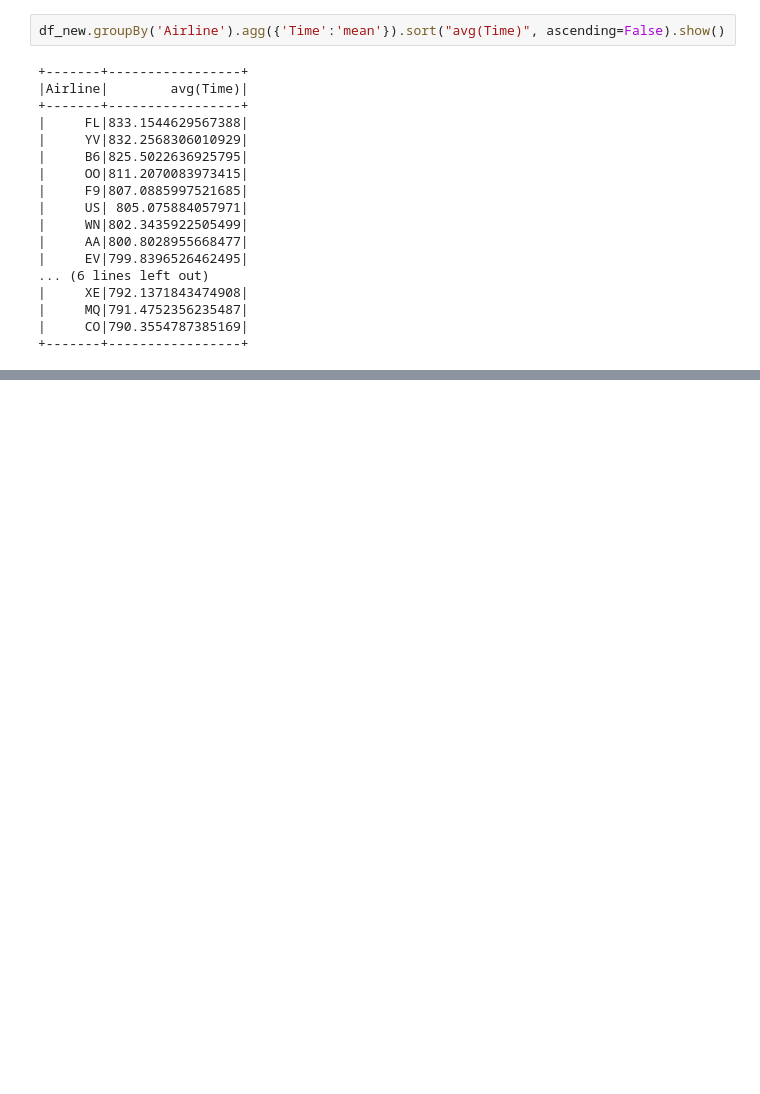
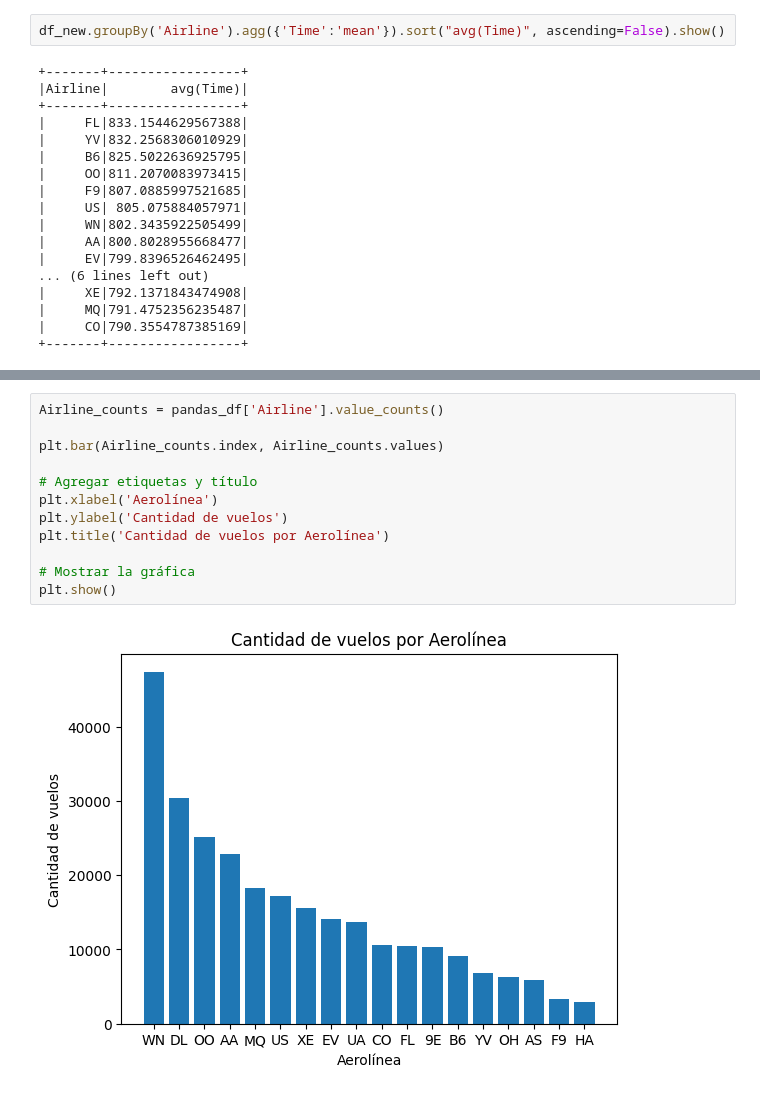
Before and after one commit to yabetancourt/AirlineDelayBigData, a Jupyter notebook: airline_delay.ipynb, the cells around one changed output, grey strips where cells are left out. Drawn from its saved outputs; the diff is of its cells as text; blank space fills up the shorter version.

```diff
--- a/airline_delay.ipynb
+++ b/airline_delay.ipynb
@@ -190,0 +200,14 @@ Driver stacktrace:
+# %%
+Airline_counts = pandas_df['Airline'].value_counts()
+
+plt.bar(Airline_counts.index, Airline_counts.values)
+
+# Agregar etiquetas y título
+plt.xlabel('Aerolínea')
+plt.ylabel('Cantidad de vuelos')
+plt.title('Cantidad de vuelos por Aerolínea')
+
+# Mostrar la gráfica
+plt.show()
+# %% [output]
+[figure, added]
```
Also changed, not shown: parts of 4 cells of this notebook.
